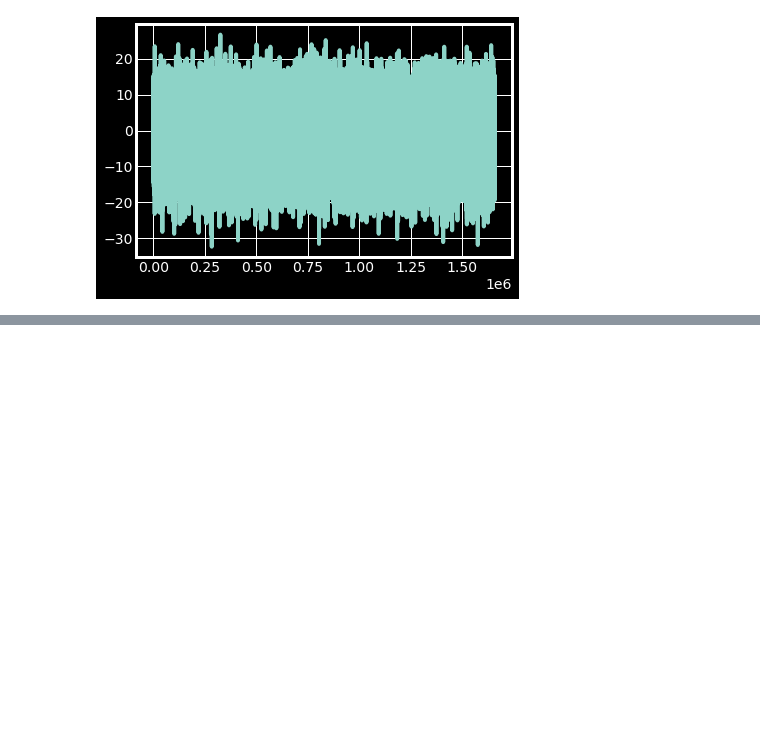
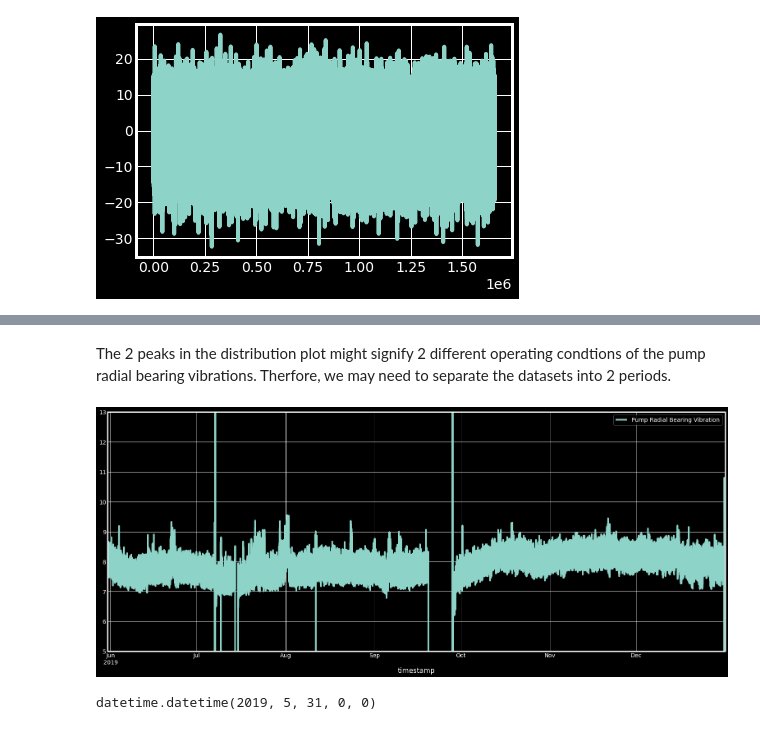
Before and after one commit to sonalS2210/mechademy-hiring-challenge, a Jupyter notebook: data_enegineering.ipynb, the cells around one changed output, grey strips where cells are left out. Drawn from its saved outputs; the diff is of its cells as text; code cells hidden in the pictures; blank space fills up the shorter version.

```diff
--- a/data_enegineering.ipynb
+++ b/data_enegineering.ipynb
@@ -1079,0 +1105,13 @@ plt.show()
+# %% [markdown]
+The 2 peaks in the distribution plot might signify 2 different operating condtions of the pump radial bearing vibrations.
+Therfore, we may need to separate the datasets into 2 periods.
+# %%
+# Visualizing Target variable
+df[df.timestamp>datetime.strptime('2019-05-31', '%Y-%m-%d')].plot(x='timestamp', y='Pump Radial Bearing Vibration', figsize=[24,10],ylim=(5,13))
+plt.show()
+# %% [output]
+[figure, added]
+# %%
+datetime.strptime('2019-05-31', '%Y-%m-%d')
+# %% [output]
+datetime.datetime(2019, 5, 31, 0, 0)
```
Also changed, not shown: parts of 27 cells of this notebook.
